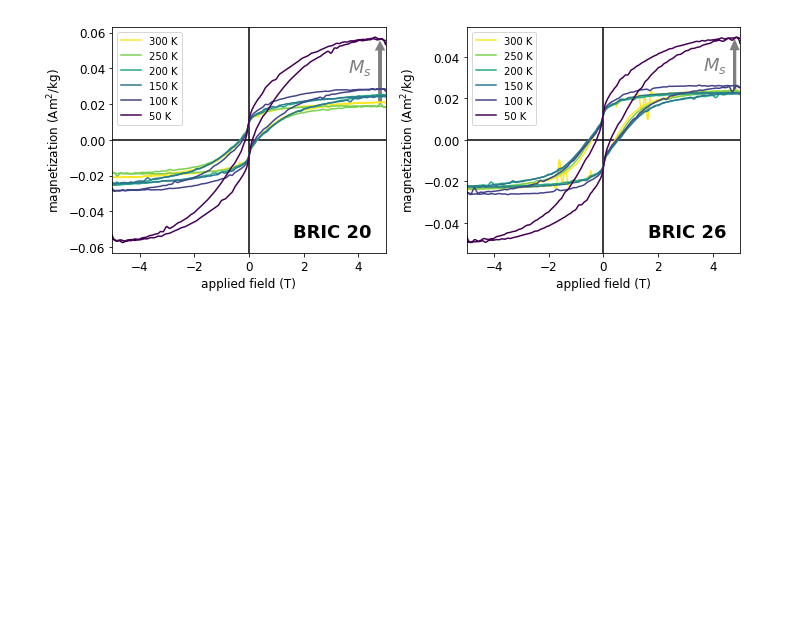
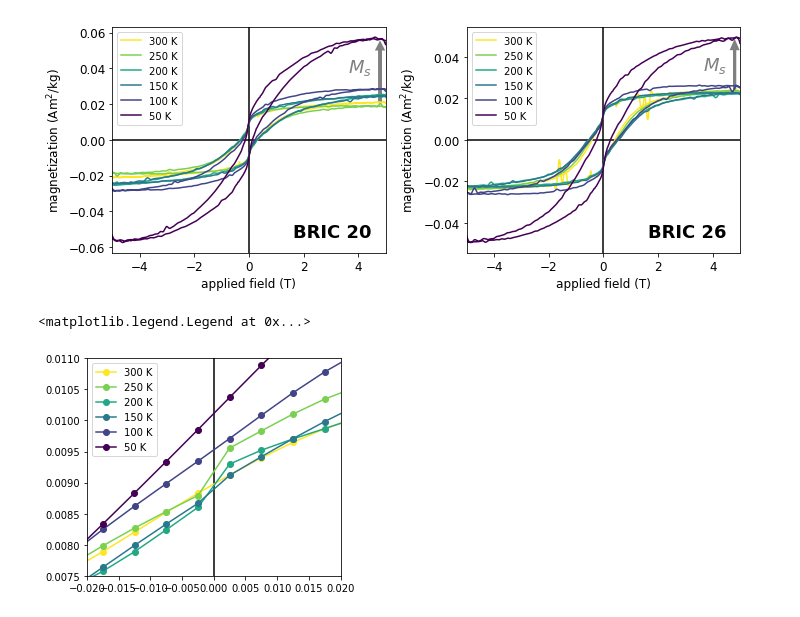
Before and after one commit to Swanson-Hysell-Group/2018_Red_Bed_Intraclasts, a Jupyter notebook: Data/low_temperature_hyst/low_temp_hyst_plots.ipynb, the cells around one changed output. Saved outputs shown, nothing was run; the diff lists cells and outputs as text; code cells hidden in the pictures; blank space fills up the shorter version.

```diff
--- a/Data/low_temperature_hyst/low_temp_hyst_plots.ipynb
+++ b/Data/low_temperature_hyst/low_temp_hyst_plots.ipynb
@@ -216,3 +240,57 @@ plt.savefig('low_temp_loops.pdf')
 plt.show()
 # %% [output]
 [figure]
+# %%
+plt.figure(figsize=(10,4))
+
+plt.subplot(1,2,1)
+#plt.text(4.5,0.035,'$M_s$',horizontalalignment='right',verticalalignment='bottom',fontweight='bold',fontsize=18,color='grey')
+#plt.arrow(4.8, np.max(BRIC_20_loop_300['Mf']), 0, (np.max(BRIC_20_loop_50['Mf'])-np.max(BRIC_20_loop_300['Mf']))*0.9,
+#          head_width=0.2, head_length=0.003,length_includes_head=True,linewidth=3,color='grey')
+plt.plot(BRIC_20_loop_300['X.2'],BRIC_20_loop_300['Mf'],'o-',color=color_300_hex,label='300 K')
+plt.plot(BRIC_20_loop_250['X.2'],BRIC_20_loop_250['Mf'],'o-',color=color_250_hex,label='250 K')
+plt.plot(BRIC_20_loop_200['X.2'],BRIC_20_loop_200['Mf'],'o-',color=color_200_hex,label='200 K')
+plt.plot(BRIC_20_loop_150['X.2'],BRIC_20_loop_150['Mf'],'o-',color=color_150_hex,label='150 K')
+plt.plot(BRIC_20_loop_100['X.2'],BRIC_20_loop_100['Mf'],'o-',color=color_100_hex,label='100 K')
+plt.plot(BRIC_20_loop_50['X.2'],BRIC_20_loop_50['Mf'],'o-',color=color_50_hex,label='50 K')
+#plt.hlines(0,-5,5,zorder=-1)
+plt.xlim(-.02,.02)
+plt.ylim(.0075,.011)
+ymin, ymax = plt.ylim()
+plt.vlines(0,ymin,ymax,zorder=-1)
+
+
+# plt.ylim(ymin, ymax)
+plt.legend()
+# plt.xlabel('applied field (T)',fontsize=12)
+# plt.ylabel('magnetization (Am$^2$/kg)',fontsize=12)
+# plt.text(4.5,ymin*0.9,'BRIC 20',horizontalalignment='right',verticalalignment='bottom',fontweight='bold',fontsize=18)
+# plt.tick_params(axis='both', which='major', labelsize=12)
+
+
+# plt.subplot(1,2,2)
+# plt.text(4.5,0.031,'$M_s$',horizontalalignment='right',verticalalignment='bottom',fontweight='bold',fontsize=18,color='grey')
+# plt.arrow(4.8, np.max(BRIC_26_loop_300['Mf']), 0, (np.max(BRIC_26_loop_50['Mf'])-np.max(BRIC_26_loop_300['Mf']))*.9,
+#           head_width=0.2, head_length=0.003,length_includes_head=True,linewidth=3,color='grey')
+# plt.plot(BRIC_26_loop_300['X.2'],BRIC_26_loop_300['Mf'],color=color_300_hex,label='300 K')
+# plt.plot(BRIC_26_loop_250['X.2'],BRIC_26_loop_250['Mf'],color=color_250_hex,label='250 K')
+# plt.plot(BRIC_26_loop_200['X.2'],BRIC_26_loop_200['Mf'],color=color_200_hex,label='200 K')
+# plt.plot(BRIC_26_loop_150['X.2'],BRIC_26_loop_150['Mf'],color=color_150_hex,label='150 K')
+# plt.plot(BRIC_26_loop_100['X.2'],BRIC_26_loop_100['Mf'],color=color_100_hex,label='100 K')
+# plt.plot(BRIC_26_loop_50['X.2'],BRIC_26_loop_50['Mf'],color=color_50_hex,label='50 K')
+# plt.hlines(0,-5,5,zorder=-1)
+# plt.xlim(-5,5)
+# ymin, ymax = plt.ylim()
+# plt.vlines(0,ymin,ymax,zorder=-1)
+# plt.ylim(ymin, ymax)
+# plt.legend()
+# plt.xlabel('applied field (T)',fontsize=12)
+# plt.ylabel('magnetization (Am$^2$/kg)',fontsize=12)
+# plt.text(4.5,ymin*0.9,'BRIC 26',horizontalalignment='right',verticalalignment='bottom',fontweight='bold',fontsize=18)
+# plt.tick_params(axis='both', which='major', labelsize=12)
+# plt.tight_layout()
+# plt.savefig('low_temp_loops.pdf')
+# plt.show()
+# %% [output]
+<matplotlib.legend.Legend at 0x...>
+[figure, added]
```
Also changed, not shown: parts of 6 cells of this notebook, 2 other files.
